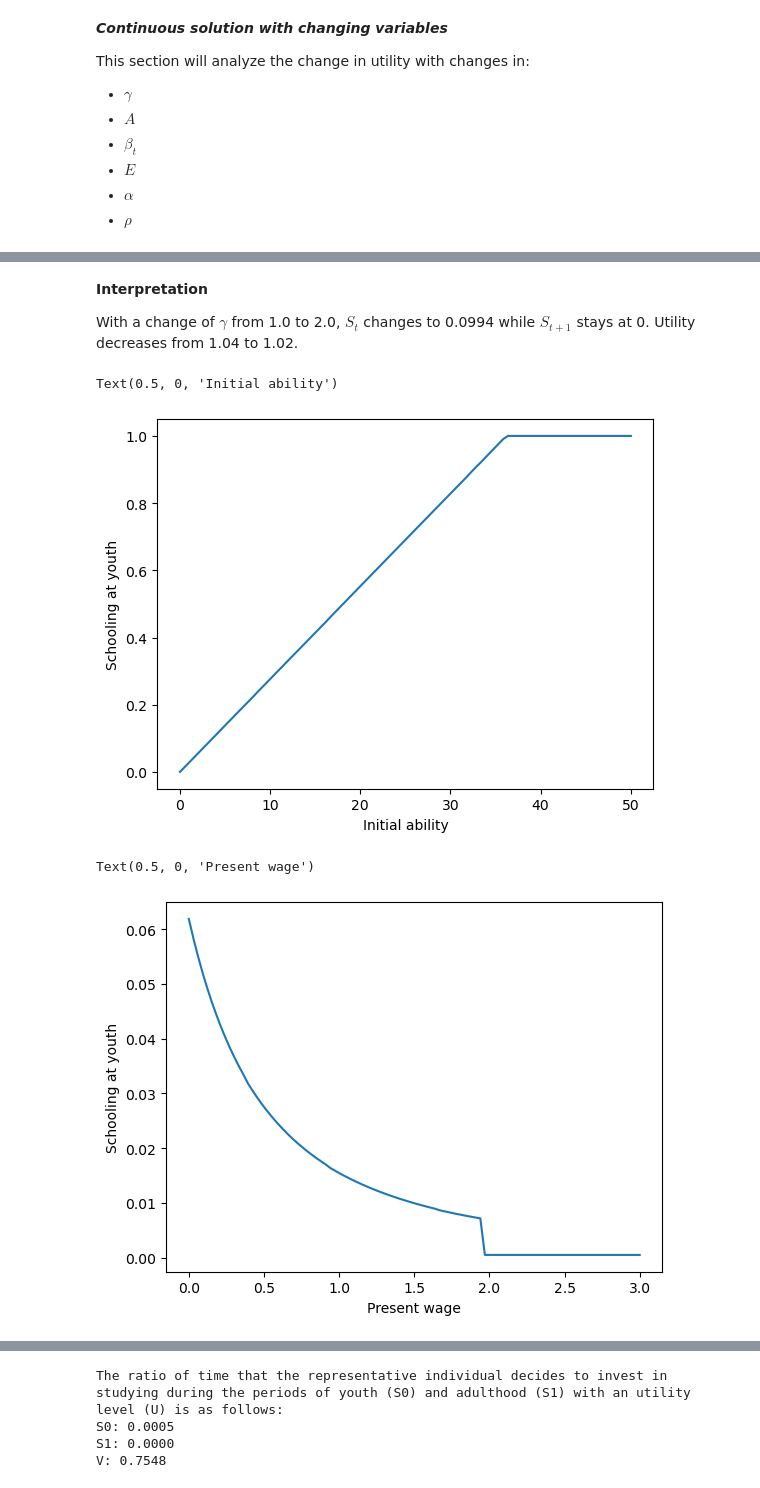
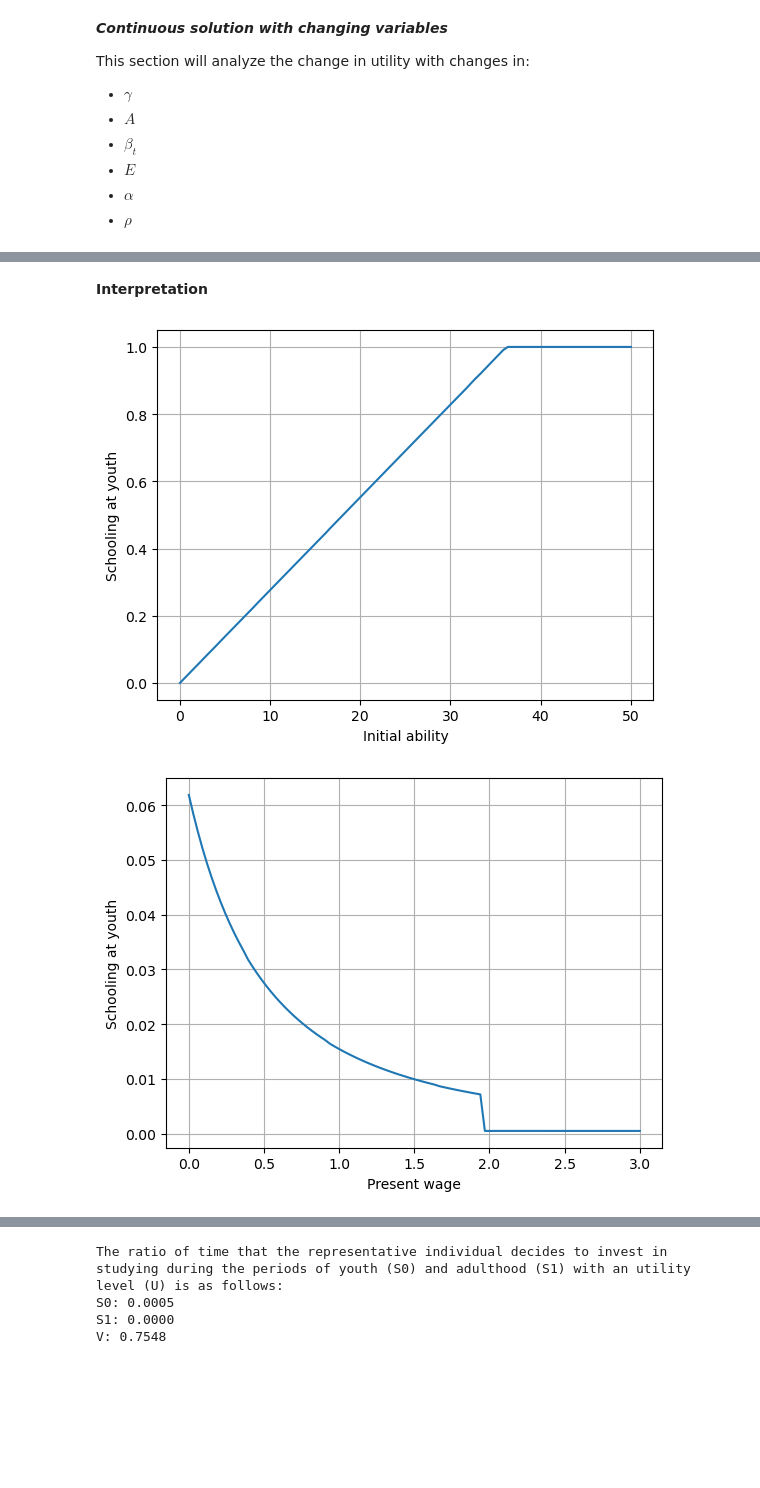
Before and after one commit to NumEconCopenhagen/projects-2023-latin-power, a Jupyter notebook: modelproject/modelproject.ipynb, the cells around one changed output, grey strips where cells are left out. Cells and saved outputs as stored; diff of their text form; code cells hidden in the pictures; blank space fills up the shorter version.

```diff
--- a/modelproject/modelproject.ipynb
+++ b/modelproject/modelproject.ipynb
@@ -166,7 +159,5 @@ Text(0.5, 0, 'Direct cost of education')
-# %% [markdown]
-**Interpretation**
-
-With a change of $\gamma$ from 1.0 to 2.0, $S_t$ changes to 0.0994 while $S_{t+1}$ stays at 0. Utility decreases from 1.04 to 1.02.
+# %% [markdown]
+**Interpretation**
 # %%
 #Changing in ability (A)
 model = HumanCapitalModelClass()
@@ -188,33 +179,33 @@ for a, i in enumerate(A_values):
 plt.plot(A0_1, S0_A_change)
 plt.ylabel("Schooling at youth")
 plt.xlabel("Initial ability")
+plt.grid()
 # %% [output]
-Text(0.5, 0, 'Initial ability')
-[figure, old version]
+[figure, new version]
 # %%
 #Changing in present wage (b0)
 model = HumanCapitalModelClass()
 
 b0_values = np.linspace(0,3, 100)
 b0_1 = []
 S0_b0_change = []
 
 
 for a, i in enumerate(b0_values):
     model.par.B0 = i
     solution=model.solve_continously()
     b0_1.append(i)
     S0_b0_change.append(solution.S0)
 
 
 
 
 plt.plot(b0_1, S0_b0_change)
 plt.ylabel("Schooling at youth")
 plt.xlabel("Present wage")
+plt.grid()
 # %% [output]
-Text(0.5, 0, 'Present wage')
-[figure, old version]
+[figure, new version]
 # %%
 #Changing in public expenditure of schooling (E)
 model = HumanCapitalModelClass()
```
Also changed, not shown: parts of 9 cells of this notebook.
